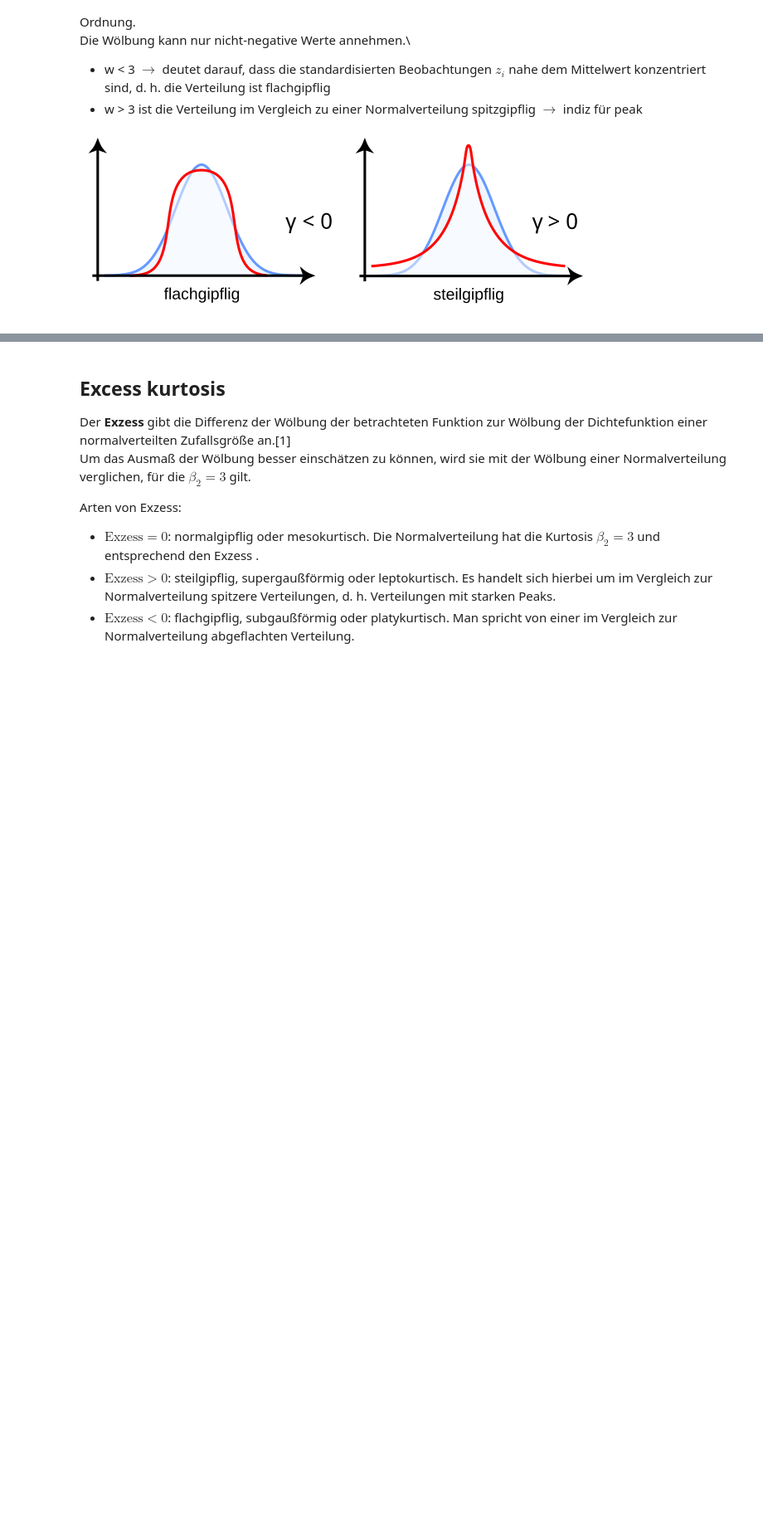
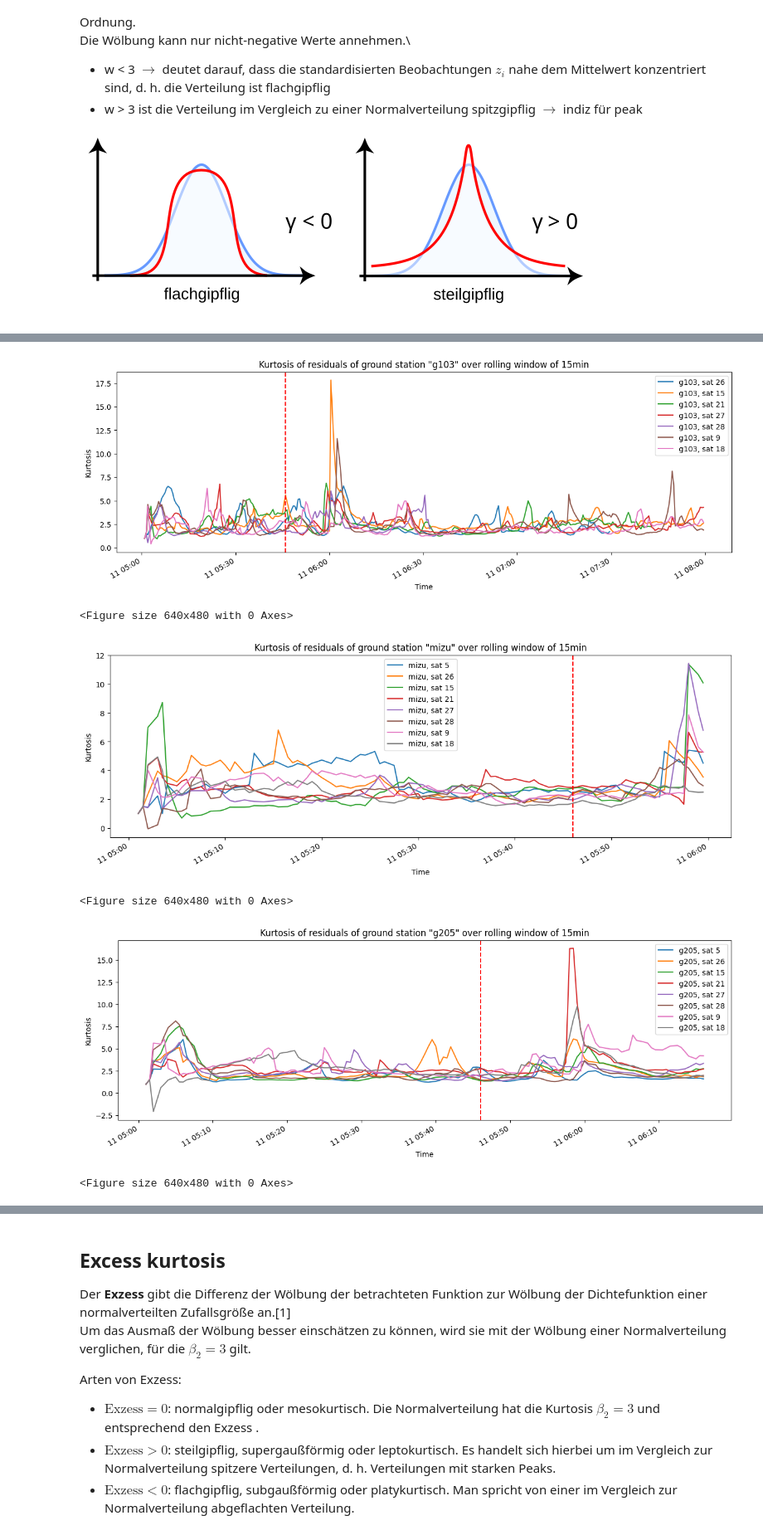
Before and after one commit to mfkiwl/tsunami-vtec-waves, a Jupyter notebook: propagation_speed.ipynb, the cells around one changed output, grey strips where cells are left out. Shown at 83% size. Cells and saved outputs as stored; diff of their text form; code cells hidden in the pictures; blank space fills up the shorter version.

Commit message:
First version calculating wave propagation speed using haversine function

```diff
--- a/propagation_speed.ipynb
+++ b/propagation_speed.ipynb
@@ -101,26 +105,20 @@ def kurtosis_wrapper(x):
 # iterate through satellite per groundstaiton and calculate rolling kurtosis
 results = []
 
-"""
+
 for station in gs_id:
     for sat_id in sat_data[i]:
         df_sat = df[(df['gps_site'] == station) & (df['sat_id'] == sat_id)]
-        sat_data['kurtosis'] = df_sat['residuals'].rolling(window=window_size).apply(kurtosis_wrapper, raw=True)
-        results.append(sat_data)
+        df_sat['kurtosis'] = df_sat['residuals'].rolling(window=window_size).apply(kurtosis_wrapper, raw=True)
+
+        # normalize kurtosis
+        df_sat['kurtosis_norm'] = (df_sat['kurtosis'] - df_sat['kurtosis'].mean()) / df_sat['kurtosis'].std()
+
+        # add rolling standard deviation of normalized kurtosis
+        df_sat['kurtosis_norm_std'] = df_sat['kurtosis_norm'].rolling(window=window_size).std()
+
+        # store results
+        results.append(df_sat)
 kurtosis_df = pd.concat(results)
-"""
-
-for station in gs_id:
-    # Filter data for the specific ground station
-    station_data = df[df['gps_site'] == station]
-
-    # Group by `sat_id` (per satellite) and calculate rolling kurtosis
-    station_data['kurtosis'] = station_data.groupby('sat_id').apply(calculate_kurtosis).reset_index(level=0, drop=True)
-
-
-    # Append to results
-    results.append(station_data)
-
-# Combine all results back into one DataFrame
-kurtosis_df = pd.concat(results)
+kurtosis_df.head()
 # %% [output]
@@ -127,0 +155,21 @@ ValueError: cannot reindex on an axis with duplicate labels
+# %%
+# plot kurtosis per groundstation highlighting the event time and each satellite in different color
+for station in gs_id:
+    fig, ax = plt.subplots(figsize=(15, 5))
+    for sat_id in sat_data[station]:
+        df_sat = kurtosis_df[(kurtosis_df['gps_site'] == station) & (kurtosis_df['sat_id'] == sat_id)]
+        df_sat.plot(y='kurtosis', ax=ax, label=f'{station}, sat {sat_id}')
+    plt.axvline(x=event_time, color='r', linestyle='--')
+    ax.set_xlabel("Time")
+    ax.set_ylabel("Kurtosis")
+    plt.title(f'Kurtosis of residuals of ground station "{station}" over rolling window of {window_size}')
+    plt.show()
+    #save to folder wave propagation speed
+    plt.savefig(f"{output_dir}/kurtosis_{station}.png")
+# %% [output]
+[figure, added]
+<Figure size 640x480 with 0 Axes>
+[figure, added]
+<Figure size 640x480 with 0 Axes>
+[figure, added]
+<Figure size 640x480 with 0 Axes>
```
Also changed, not shown: parts of 9 cells of this notebook, 9 other files.
